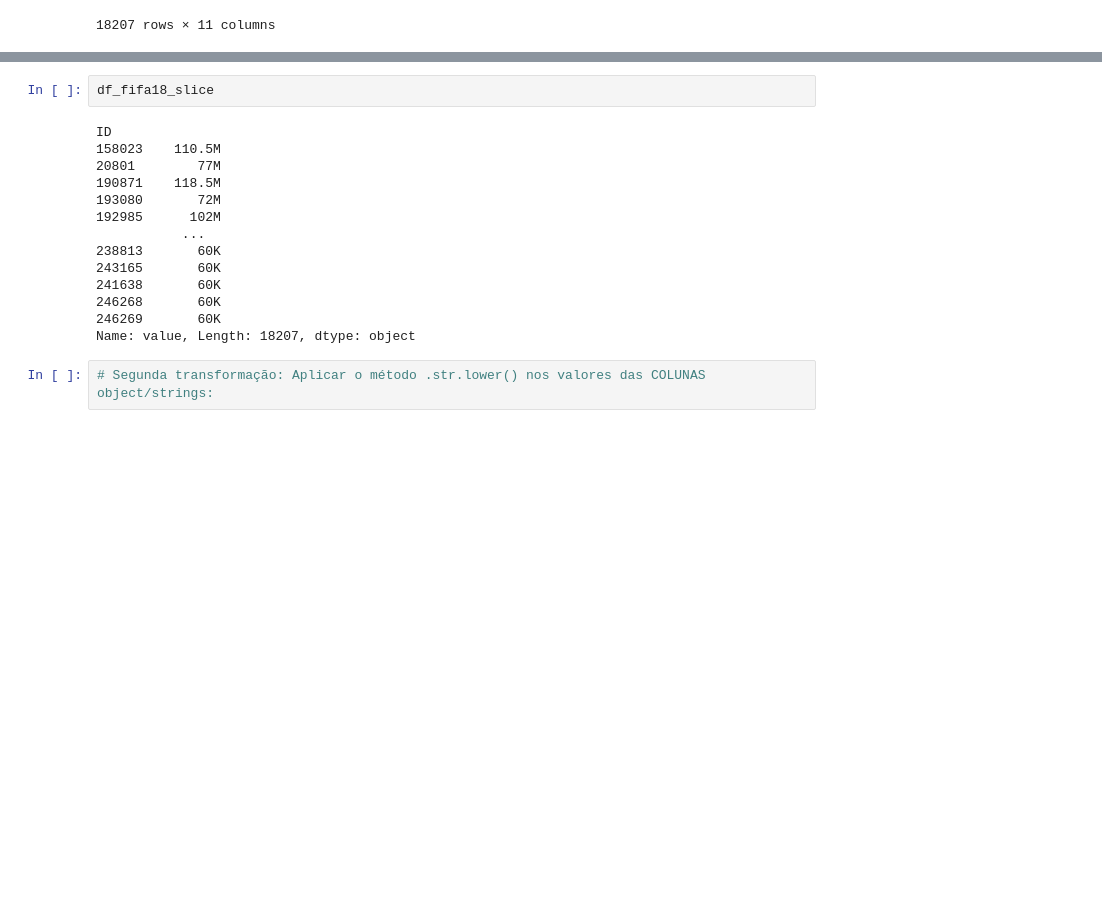
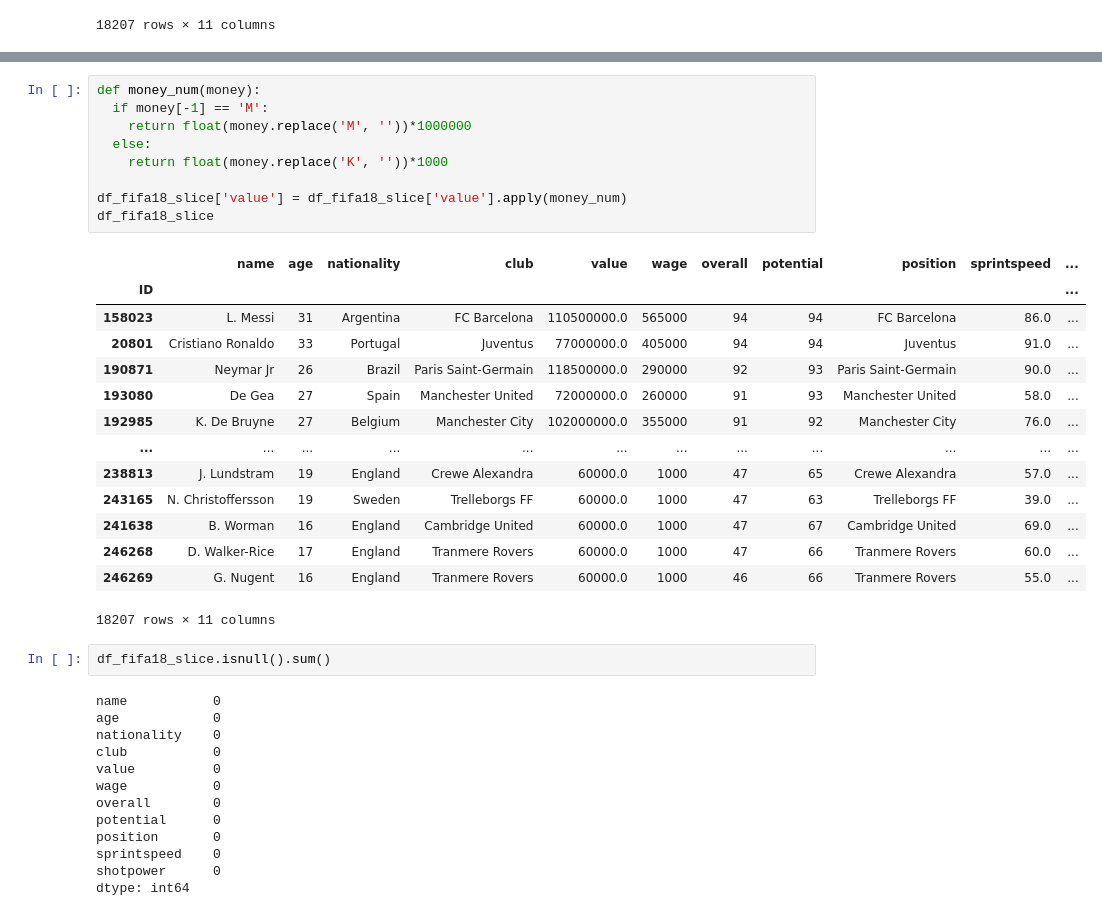
Before and after one commit to Mvital74/datasharing, a Jupyter notebook: exercicio_9.ipynb, the cells around one changed output, grey strips where cells are left out. Drawn from its saved outputs; the diff is of its cells as text; blank space fills up the shorter version.

```diff
--- a/exercicio_9.ipynb
+++ b/exercicio_9.ipynb
@@ -166,18 +184,39 @@ df_fifa18_slice
+# %%
+def money_num(money):
+  if money[-1] == 'M':
+    return float(money.replace('M', ''))*1000000
+  else:
+    return float(money.replace('K', ''))*1000
+
+df_fifa18_slice['value'] = df_fifa18_slice['value'].apply(money_num)
+df_fifa18_slice
+# %% [output]
+|  | name | age | nationality | club | value | wage | overall | potential | position | sprintspeed | ... |
+| ID |  |  |  |  |  |  |  |  |  |  | ... |
+| 158023 | L. Messi | 31 | Argentina | FC Barcelona | 110500000.0 | 565000 | 94 | 94 | FC Barcelona | 86.0 | ... |
+| 20801 | Cristiano Ronaldo | 33 | Portugal | Juventus | 77000000.0 | 405000 | 94 | 94 | Juventus | 91.0 | ... |
+| 190871 | Neymar Jr | 26 | Brazil | Paris Saint-Germain | 118500000.0 | 290000 | 92 | 93 | Paris Saint-Germain | 90.0 | ... |
+| 193080 | De Gea | 27 | Spain | Manchester United | 72000000.0 | 260000 | 91 | 93 | Manchester United | 58.0 | ... |
+| 192985 | K. De Bruyne | 27 | Belgium | Manchester City | 102000000.0 | 355000 | 91 | 92 | Manchester City | 76.0 | ... |
+| ... | ... | ... | ... | ... | ... | ... | ... | ... | ... | ... | ... |
+| 238813 | J. Lundstram | 19 | England | Crewe Alexandra | 60000.0 | 1000 | 47 | 65 | Crewe Alexandra | 57.0 | ... |
+| 243165 | N. Christoffersson | 19 | Sweden | Trelleborgs FF | 60000.0 | 1000 | 47 | 63 | Trelleborgs FF | 39.0 | ... |
+| 241638 | B. Worman | 16 | England | Cambridge United | 60000.0 | 1000 | 47 | 67 | Cambridge United | 69.0 | ... |
+| 246268 | D. Walker-Rice | 17 | England | Tranmere Rovers | 60000.0 | 1000 | 47 | 66 | Tranmere Rovers | 60.0 | ... |
+| 246269 | G. Nugent | 16 | England | Tranmere Rovers | 60000.0 | 1000 | 46 | 66 | Tranmere Rovers | 55.0 | ... |
+18207 rows × 11 columns
 # %%
-df_fifa18_slice
+df_fifa18_slice.isnull().sum()
 # %% [output]
-ID
-158023    110.5M
-20801        77M
-190871    118.5M
-193080       72M
-192985      102M
-           ...
-238813       60K
-243165       60K
-241638       60K
-246268       60K
-246269       60K
-Name: value, Length: 18207, dtype: object
+name           0
+age            0
+nationality    0
+club           0
+value          0
+wage           0
+overall        0
+potential      0
+position       0
+sprintspeed    0
+shotpower      0
+dtype: int64
-# %%
-# Segunda transformação: Aplicar o método .str.lower() nos valores das COLUNAS object/strings:
```
Also changed, not shown: parts of 1 cell of this notebook.
